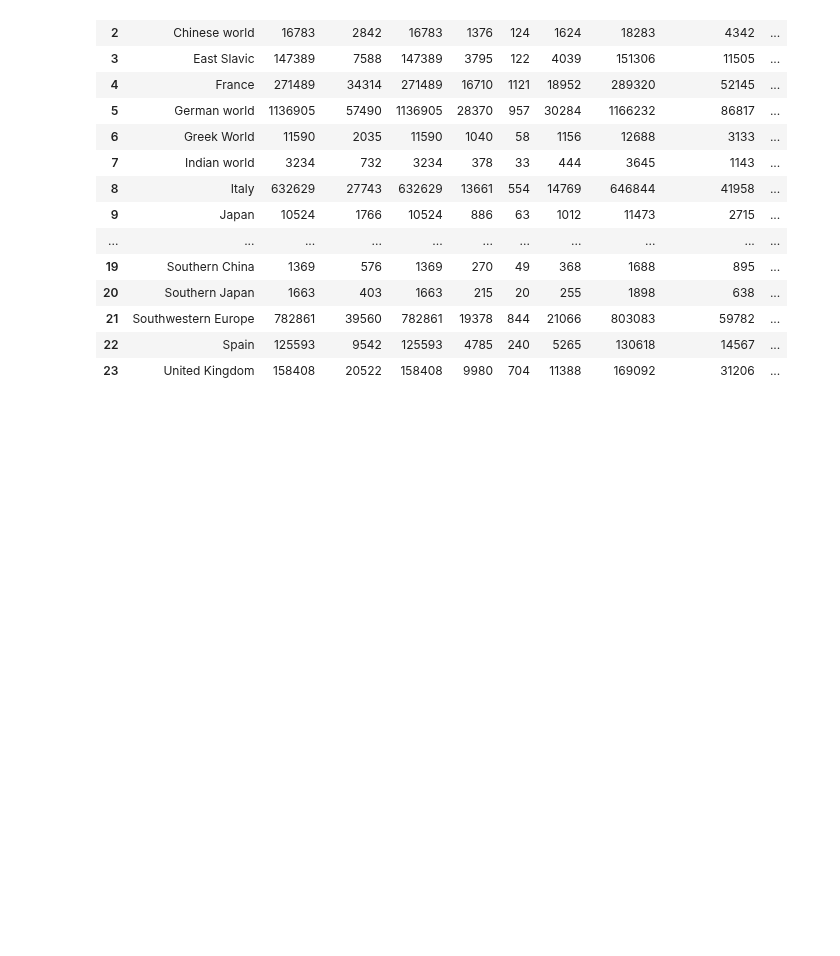
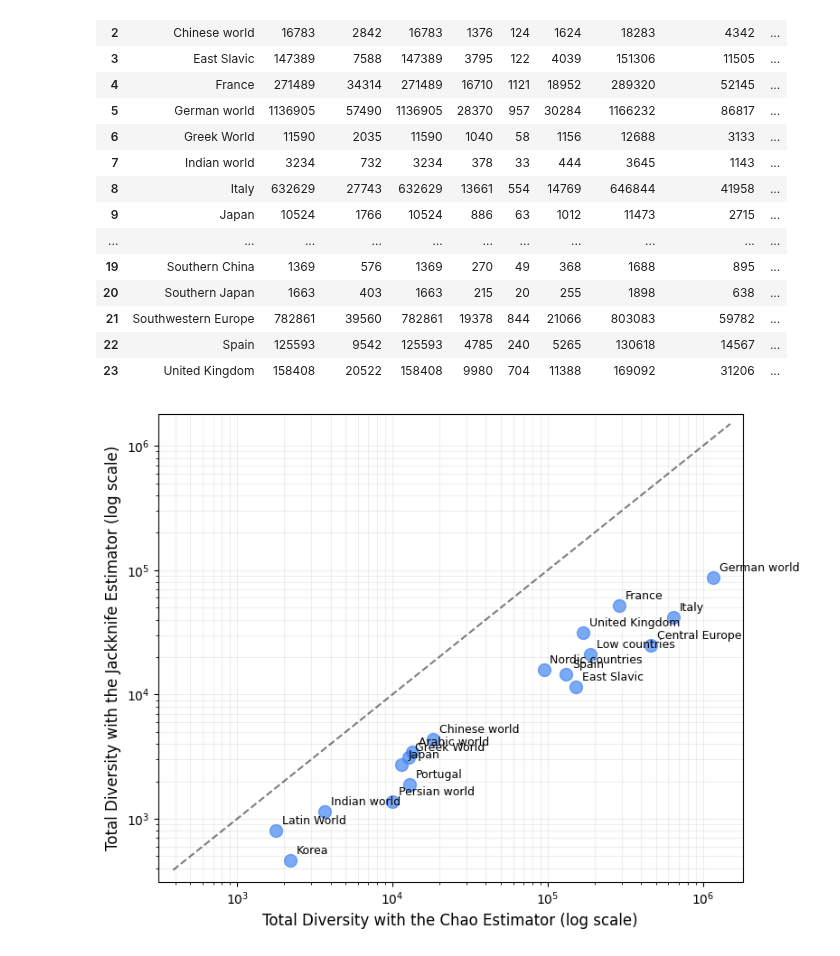
Before and after one commit to charlesdedampierre/cultura, a Jupyter notebook: 3-unseen_species_index/4 - estimator_robustness_analysis.ipynb, the cells around one changed output. Drawn from its saved outputs; the diff is of its cells as text; code cells hidden in the pictures; blank space fills up the shorter version.

Commit message:
estimator comparison

```diff
--- a/3-unseen_species_index/4 - estimator_robustness_analysis.ipynb
+++ b/3-unseen_species_index/4 - estimator_robustness_analysis.ipynb
@@ -225,3 +225,50 @@ df_estimator
 | 21 | Southwestern Europe | 782861 | 39560 | 782861 | 19378 | 844 | 21066 | 803083 | 59782 | ... |
 | 22 | Spain | 125593 | 9542 | 125593 | 4785 | 240 | 5265 | 130618 | 14567 | ... |
 | 23 | United Kingdom | 158408 | 20522 | 158408 | 9980 | 704 | 11388 | 169092 | 31206 | ... |
+# %%
+import matplotlib.pyplot as plt
+import numpy as np
+
+# Filter out regions with "North" and "South" in their names
+main_regions = [region for region in df_estimator['region_name']
+               if not any(direction in region for direction in ["North", "South"])]
+df_main = df_estimator[df_estimator['region_name'].isin(main_regions)]
+
+# Create a figure for the log-scale scatter plot
+plt.figure(figsize=(8, 6))
+
+# Create scatter plot with larger points
+plt.scatter(df_main['total_chao'], df_main['total_jackknife'], alpha=0.7, s=100, color='#4285F4')
+
+# Set log scales for both axes
+plt.xscale('log')
+plt.yscale('log')
+
+# Add labels and title
+plt.xlabel('Total Diversity with the Chao Estimator (log scale)', fontsize=12)
+plt.ylabel('Total Diversity with the Jackknife Estimator (log scale)', fontsize=12)
+# No title as requested
+
+# Add a reference line (where Chao = Jackknife)
+max_val = max(df_estimator['total_chao'].max(), df_estimator['total_jackknife'].max())
+min_val = min(df_estimator['total_chao'].min(), df_estimator['total_jackknife'].min())
+plt.plot([min_val, max_val], [min_val, max_val], 'k--', alpha=0.5)
+
+# Add annotations for all main regions
+for i, row in df_main.iterrows():
+    plt.annotate(row['region_name'],
+                (row['total_chao'], row['total_jackknife']),
+                xytext=(5, 5), textcoords='offset points',
+                fontsize=9)
+
+# Set axis limits with some padding
+plt.xlim(min_val * 0.8, max_val * 1.2)
+plt.ylim(min_val * 0.8, max_val * 1.2)
+
+# Add grid for better readability
+plt.grid(True, which="both", ls="-", alpha=0.2)
+
+plt.tight_layout()
+plt.show()
+# %% [output]
+[figure, added]
```
Also changed, not shown: parts of 2 cells of this notebook, 8 other files.
